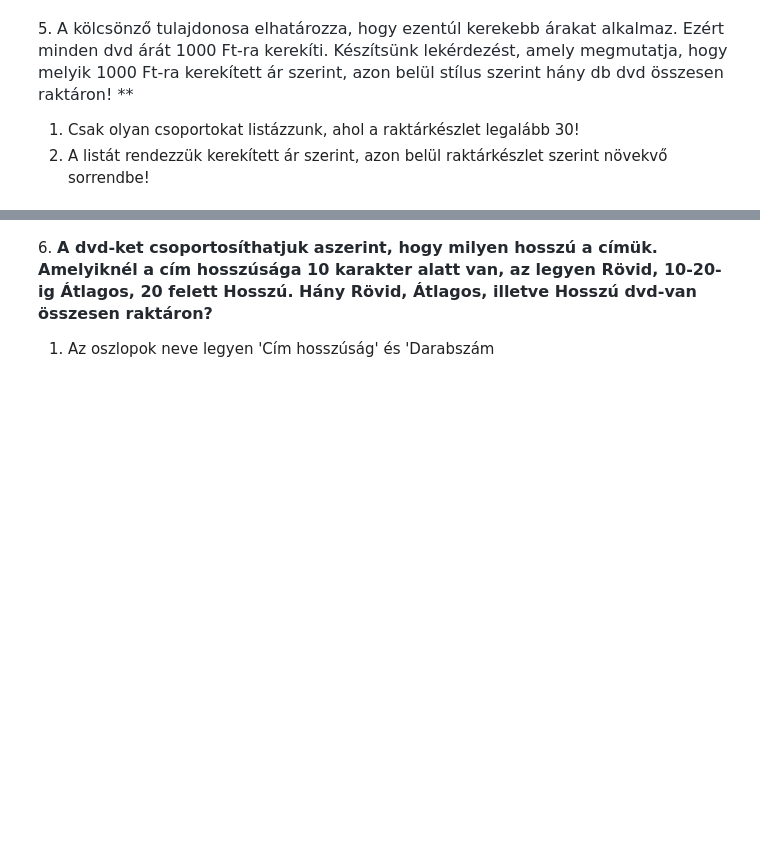
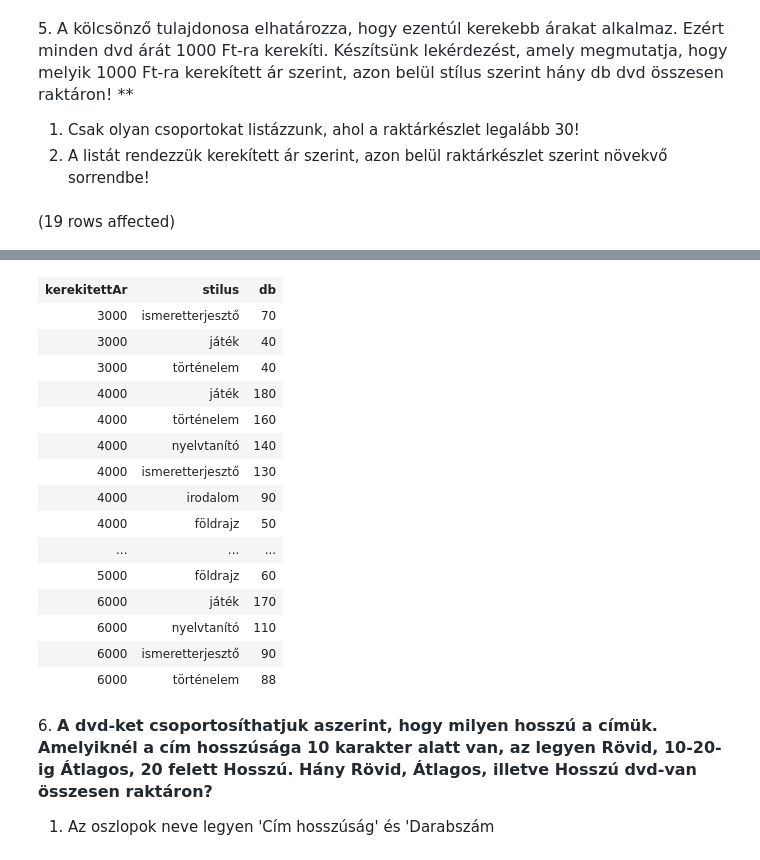
Before and after one commit to Munti05/sql_gyak, a Jupyter notebook: gyakorlat02_feladatok_sajat.ipynb, the cells around one changed output, grey strips where cells are left out. Saved outputs shown, nothing was run; the diff lists cells and outputs as text; code cells hidden in the pictures; blank space fills up the shorter version.

```diff
--- a/gyakorlat02_feladatok_sajat.ipynb
+++ b/gyakorlat02_feladatok_sajat.ipynb
@@ -97,3 +97,11 @@ Total execution time: 00:00:00.076
 
 1. Csak olyan csoportokat listázzunk, ahol a raktárkészlet legalább 30!
 2. A listát rendezzük kerekített ár szerint, azon belül raktárkészlet szerint növekvő sorrendbe!
+# %%
+SELECT ROUND(nettoar, -3) as 'kerekitettAr', stilus, sum([raktár készlet]) as 'db'
+from dvd
+group by ROUND(nettoar, -3), stilus
+HAVING sum([raktár készlet])> 30
+order by 1,3 DESC
+# %% [output]
+(19 rows affected)
@@ -100,3 +109,19 @@ Total execution time: 00:00:00.076
+| kerekitettAr | stilus | db |
+| 3000 | ismeretterjesztő | 70 |
+| 3000 | játék | 40 |
+| 3000 | történelem | 40 |
+| 4000 | játék | 180 |
+| 4000 | történelem | 160 |
+| 4000 | nyelvtanító | 140 |
+| 4000 | ismeretterjesztő | 130 |
+| 4000 | irodalom | 90 |
+| 4000 | földrajz | 50 |
+| ... | ... | ... |
+| 5000 | földrajz | 60 |
+| 6000 | játék | 170 |
+| 6000 | nyelvtanító | 110 |
+| 6000 | ismeretterjesztő | 90 |
+| 6000 | történelem | 88 |
 # %% [markdown]
 6. <span style="font-weight: 600; color: rgb(36, 41, 47); font-family: -apple-system, BlinkMacSystemFont, &quot;Segoe UI&quot;, Helvetica, Arial, sans-serif, &quot;Apple Color Emoji&quot;, &quot;Segoe UI Emoji&quot;; font-size: 16px;">A dvd-ket csoportosíthatjuk aszerint, hogy milyen hosszú a címük. Amelyiknél a cím hosszúsága 10 karakter alatt van, az legyen Rövid, 10-20-ig Átlagos, 20 felett Hosszú. Hány Rövid, Átlagos, illetve Hosszú dvd-van összesen raktáron?</span>
 
```
Also changed, not shown: parts of 3 cells of this notebook.
